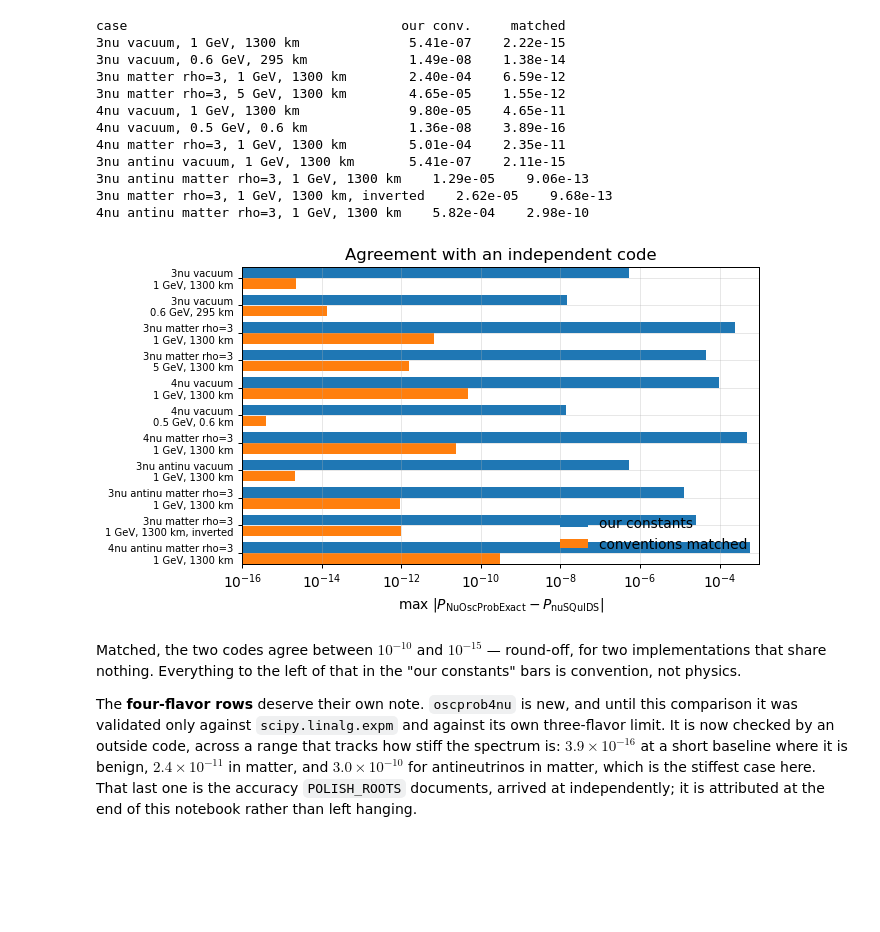
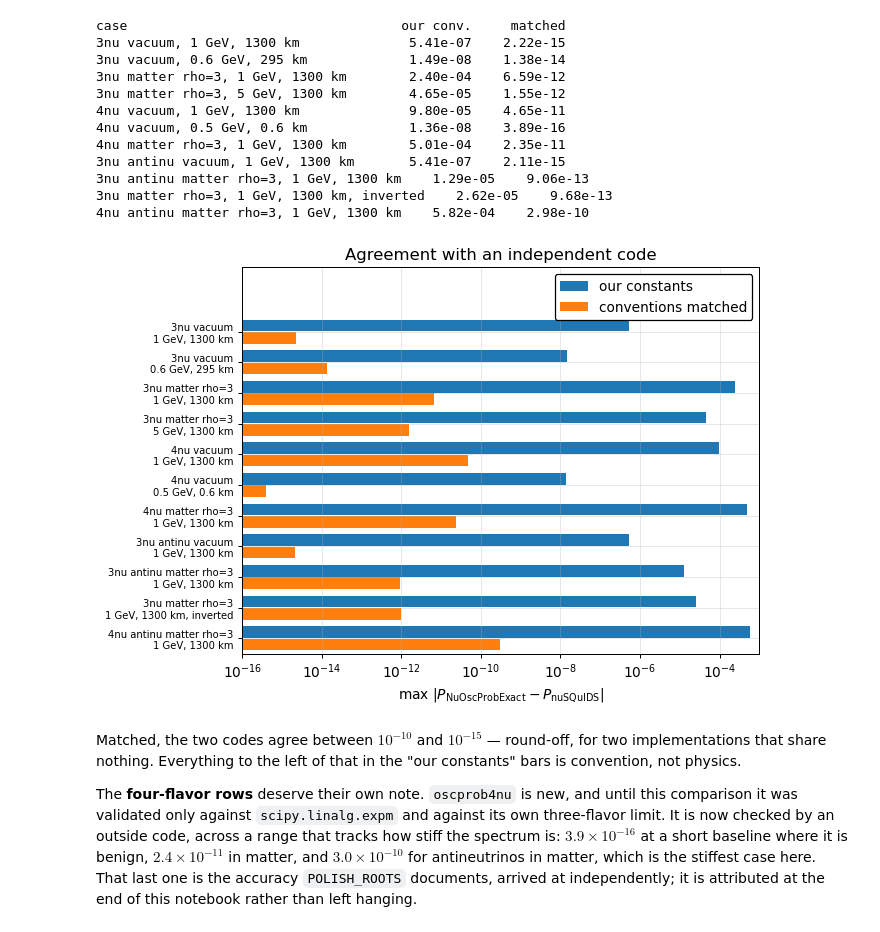
Before and after one commit to mbustama/NuOscProbExact, a Jupyter notebook: notebooks/17_cross_checks.ipynb, the cells around one changed output. Saved outputs shown, nothing was run; the diff lists cells and outputs as text; code cells hidden in the pictures; blank space fills up the shorter version.

```diff
--- a/notebooks/17_cross_checks.ipynb
+++ b/notebooks/17_cross_checks.ipynb
@@ -214,26 +234,30 @@ case                                   our conv.     matched
 3nu matter rho=3, 1 GeV, 1300 km, inverted    2.62e-05    9.68e-13
 4nu antinu matter rho=3, 1 GeV, 1300 km    5.82e-04    2.98e-10
 # %%
-fig, ax = plt.subplots(figsize=(7.6, 4.4))
+fig, ax = plt.subplots(figsize=(7.6, 5.4))
 y = np.arange(len(names))
 ax.barh(y - 0.2, unmatched, height=0.38,
         label="our constants")
 ax.barh(y + 0.2, matched_, height=0.38,
         label="conventions matched")
 ax.set_yticks(y)
 ax.set_yticklabels([n.replace(", ", "\n", 1) for n in names],
                    fontsize=8)
 ax.set_xscale("log")
 ax.set_xlim(1e-16, 1e-3)
 ax.set_xlabel(r"max $|P_{\rm NuOscProbExact} - P_{\rm nuSQuIDS}|$")
 ax.set_title("Agreement with an independent code")
 ax.invert_yaxis()
-ax.legend(loc="lower right")
+# Headroom above the first bar so the legend sits clear
+# of it rather than on top of it.
+ax.set_ylim(len(names) - 0.5, -2.1)
+ax.legend(loc="upper right", frameon=True,
+          edgecolor="black", framealpha=1.0)
 ax.grid(True, axis="x", alpha=0.3)
 fig.tight_layout()
 plt.show()
 # %% [output]
-[figure, old version]
+[figure, new version]
 # %% [markdown]
 Matched, the two codes agree between $10^{-10}$ and $10^{-15}$ — round-off, for two implementations that share nothing. Everything to the left of that in the "our constants" bars is convention, not physics.
 
```
Also changed, not shown: parts of 2 cells of this notebook, 17 other files.
